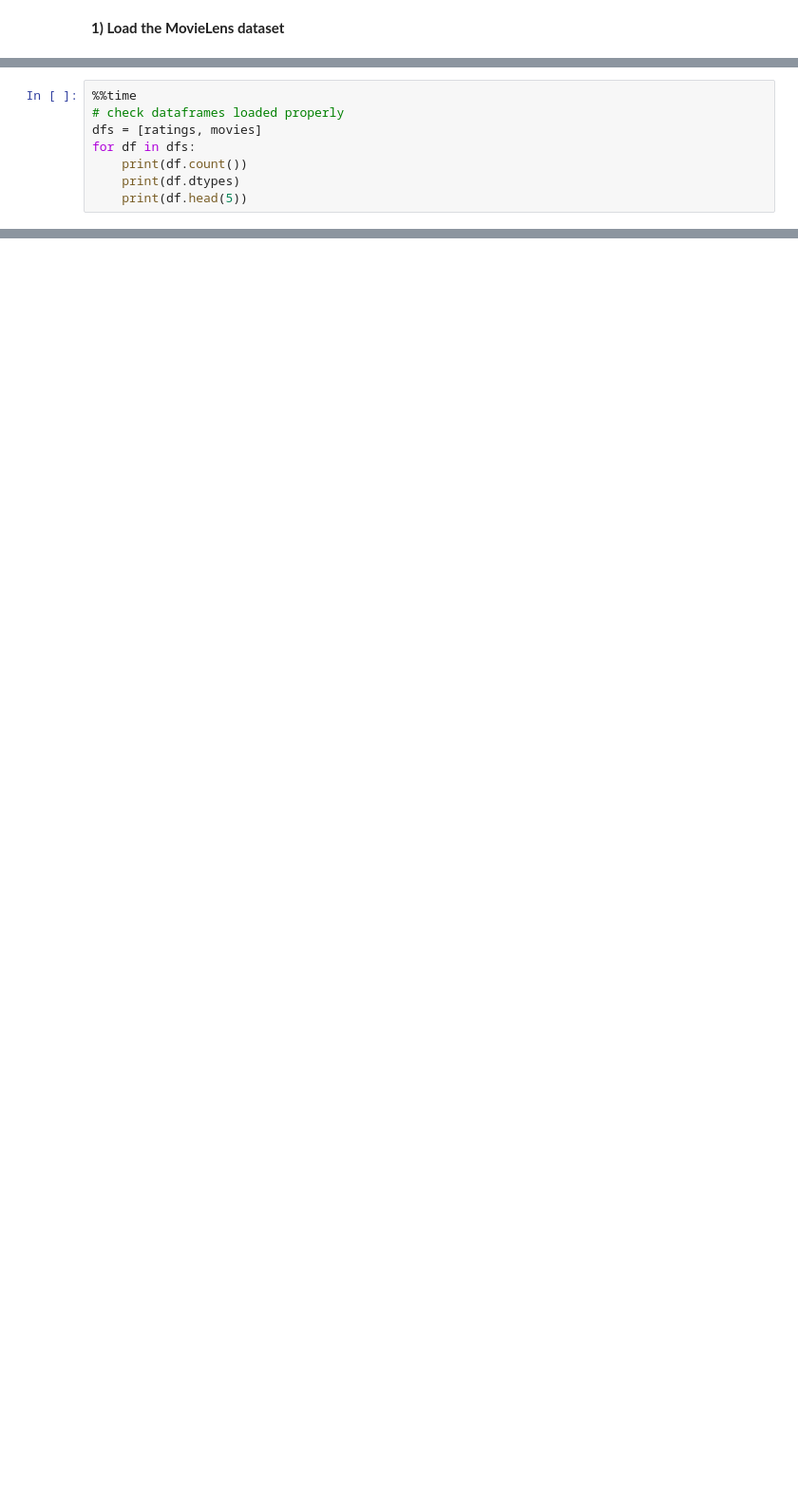
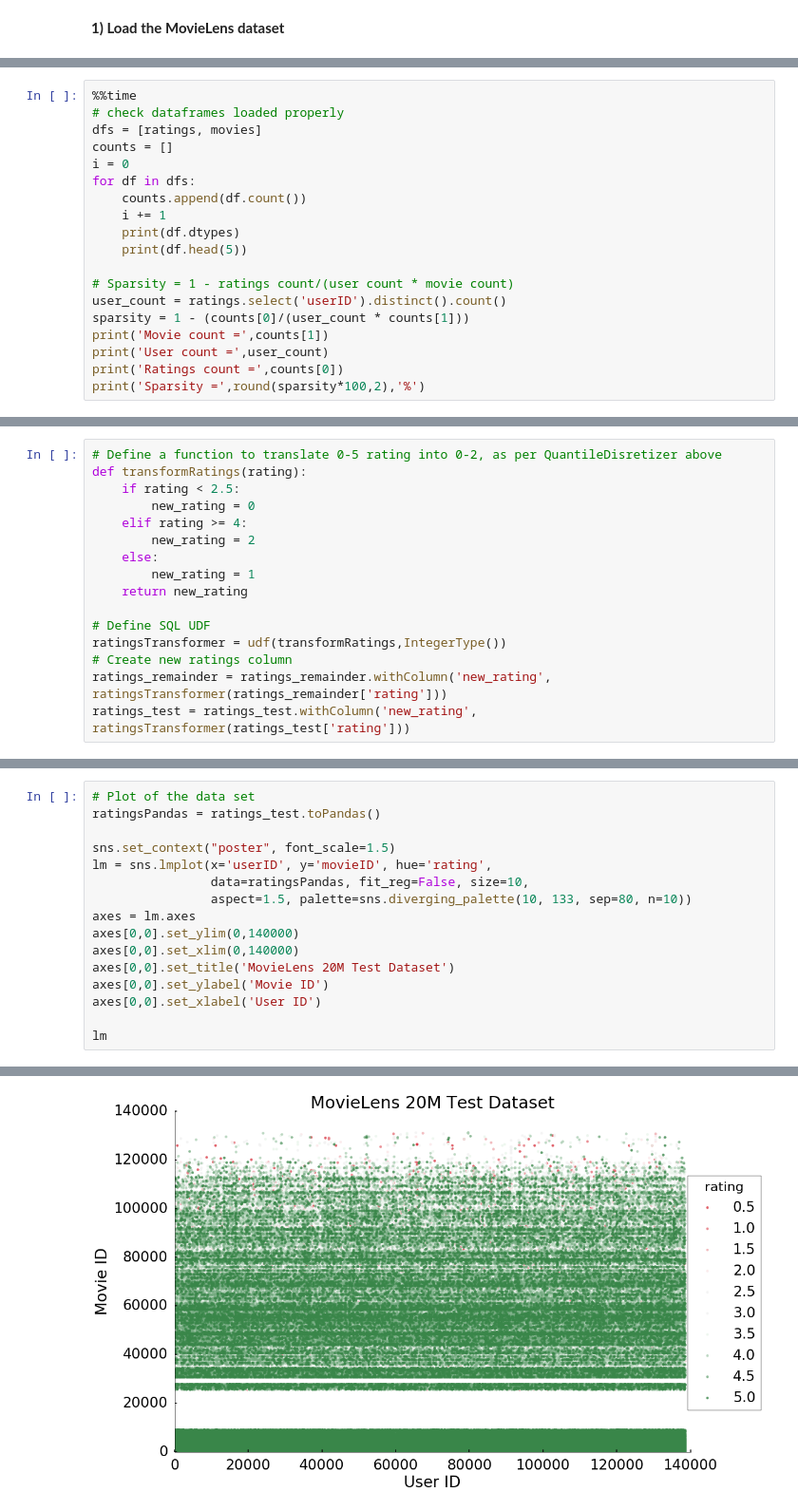
Before and after one commit to tobystaines/MovieLensBDCW, a Jupyter notebook: Coursework2.ipynb, the cells around one changed output, grey strips where cells are left out. Shown at 95% size. Drawn from its saved outputs; the diff is of its cells as text; blank space fills up the shorter version.

```diff
--- a/Coursework2.ipynb
+++ b/Coursework2.ipynb
@@ -52,8 +59,19 @@ DataFrame[movieID: int, title: string, genres: string]
 %%time
 # check dataframes loaded properly
 dfs = [ratings, movies]
+counts = []
+i = 0
 for df in dfs:
-    print(df.count())
+    counts.append(df.count())
+    i += 1
     print(df.dtypes)
     print(df.head(5))
+
+# Sparsity = 1 - ratings count/(user count * movie count)
+user_count = ratings.select('userID').distinct().count()
+sparsity = 1 - (counts[0]/(user_count * counts[1]))
+print('Movie count =',counts[1])
+print('User count =',user_count)
+print('Ratings count =',counts[0])
+print('Sparsity =',round(sparsity*100,2),'%')
 # %% [output]
@@ -104,3 +293,19 @@ First implement without a pipeline so we explore the results qualitatively by ca
+# %%
+# Define a function to translate 0-5 rating into 0-2, as per QuantileDisretizer above
+def transformRatings(rating):
+    if rating < 2.5:
+        new_rating = 0
+    elif rating >= 4:
+        new_rating = 2
+    else:
+        new_rating = 1
+    return new_rating
+
+# Define SQL UDF
+ratingsTransformer = udf(transformRatings,IntegerType())
+# Create new ratings column
+ratings_remainder = ratings_remainder.withColumn('new_rating', ratingsTransformer(ratings_remainder['rating']))
+ratings_test = ratings_test.withColumn('new_rating', ratingsTransformer(ratings_test['rating']))
 # %%
 als = ALS(userCol="userID", itemCol="movieID", ratingCol="rating",
           rank=10, maxIter=10, regParam=0.1, coldStartStrategy='drop', seed=0)
@@ -245,0 +420,17 @@ Other things we can do:
+# %%
+# Plot of the data set
+ratingsPandas = ratings_test.toPandas()
+
+sns.set_context("poster", font_scale=1.5)
+lm = sns.lmplot(x='userID', y='movieID', hue='rating',
+                data=ratingsPandas, fit_reg=False, size=10,
+                aspect=1.5, palette=sns.diverging_palette(10, 133, sep=80, n=10))
+axes = lm.axes
+axes[0,0].set_ylim(0,140000)
+axes[0,0].set_xlim(0,140000)
+axes[0,0].set_title('MovieLens 20M Test Dataset')
+axes[0,0].set_ylabel('Movie ID')
+axes[0,0].set_xlabel('User ID')
+
+lm
+# %% [output]
@@ -245,0 +438 @@ Other things we can do:
+[figure, added]
```
Also changed, not shown: parts of 45 cells of this notebook.
